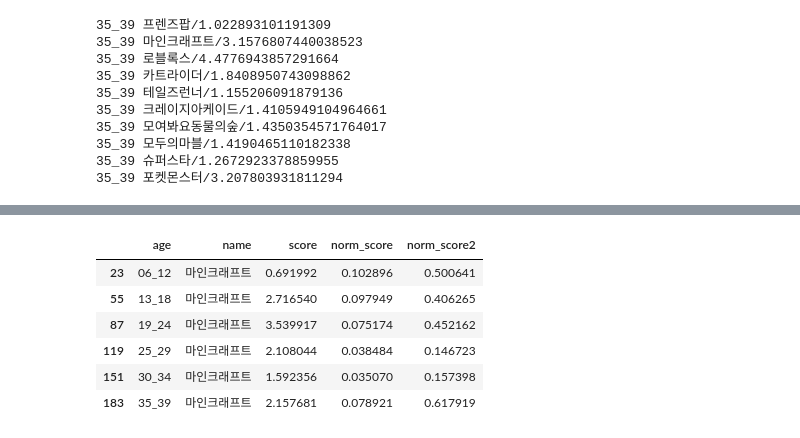
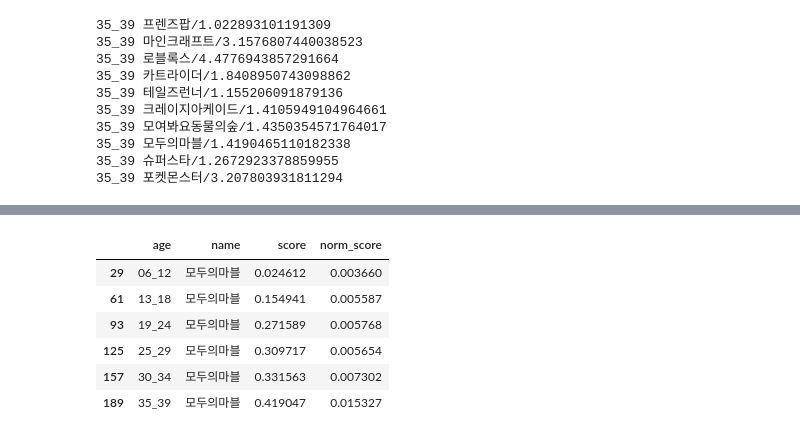
Before and after one commit to vhf1030/wanted-potenup, a Jupyter notebook: project_game_naver_trend.ipynb, the cells around one changed output, grey strips where cells are left out. Saved outputs shown, nothing was run; the diff lists cells and outputs as text; code cells hidden in the pictures.

```diff
--- a/project_game.ipynb
+++ b/project_game_naver_trend.ipynb
@@ -338,6 +339,7 @@ df_trend_data.to_csv("data/game_trend.csv", index=False)
 # %%
-
+import pandas as pd
+df_trend_data = pd.read_csv("data/game_trend.csv")
 # df_trend_data.loc[df_trend_data["age"] == "_12", "age"] = "06_12"
-df_trend_data.sort_values(["name", "age"])[:102]
+df_trend_data.sort_values(["name", "age"])
 # %% [output]
 |  | age | name | score |
@@ -408,20 +385,25 @@ df_trend_data.loc[df_trend_data['age'] == '06_12'].sort_values("score", ascendin
 #     plt.show()
 # %%
 df_trend_data["norm_score"] = df_trend_data.groupby("age")["score"].transform(lambda x: x / x.sum())
-df_trend_data["norm_score2"] = df_trend_data.groupby("age")["score"].transform(lambda x: (x - x.min()) / (x.max() - x.min()))
+# df_trend_data["norm_score2"] = df_trend_data.groupby("age")["score"].transform(lambda x: (x - x.min()) / (x.max() - x.min()))
+
 # z score 정규화 진행 불가 - 정규분포를 따르지 않음
 # df_trend_data["norm_score3"] = df_trend_data.groupby("age")["score"].transform(lambda x: (x - x.mean()) / x.std())
 # %%
-# df_trend_data.loc[df_trend_data['name'] == '로블록스']
-df_trend_data.loc[df_trend_data['name'] == '마인크래프트']
+
+
+df_trend_data.loc[df_trend_data['name'] == '로블록스']
+# df_trend_data.loc[df_trend_data['name'] == '마인크래프트']
 # df_trend_data.loc[df_trend_data['name'] == '스타크래프트']
 # df_trend_data.loc[df_trend_data['name'] == '리그오브레전드']
 # df_trend_data.loc[df_trend_data['name'] == '모여봐요동물의숲']
+
+df_trend_data.loc[df_trend_data['name'] == '모두의마블']
 # %% [output]
-|  | age | name | score | norm_score | norm_score2 |
-| 23 | 06_12 | 마인크래프트 | 0.691992 | 0.102896 | 0.500641 |
-| 55 | 13_18 | 마인크래프트 | 2.716540 | 0.097949 | 0.406265 |
-| 87 | 19_24 | 마인크래프트 | 3.539917 | 0.075174 | 0.452162 |
-| 119 | 25_29 | 마인크래프트 | 2.108044 | 0.038484 | 0.146723 |
-| 151 | 30_34 | 마인크래프트 | 1.592356 | 0.035070 | 0.157398 |
-| 183 | 35_39 | 마인크래프트 | 2.157681 | 0.078921 | 0.617919 |
+|  | age | name | score | norm_score |
+| 29 | 06_12 | 모두의마블 | 0.024612 | 0.003660 |
+| 61 | 13_18 | 모두의마블 | 0.154941 | 0.005587 |
+| 93 | 19_24 | 모두의마블 | 0.271589 | 0.005768 |
+| 125 | 25_29 | 모두의마블 | 0.309717 | 0.005654 |
+| 157 | 30_34 | 모두의마블 | 0.331563 | 0.007302 |
+| 189 | 35_39 | 모두의마블 | 0.419047 | 0.015327 |
```
Also changed, not shown: parts of 7 cells of this notebook.
